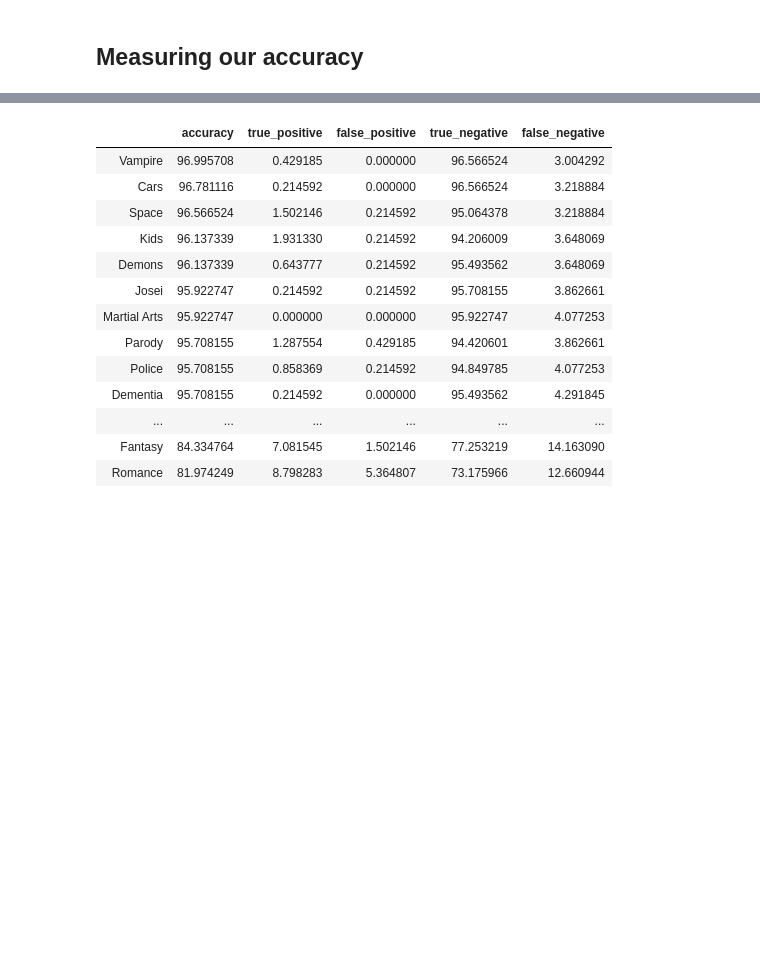
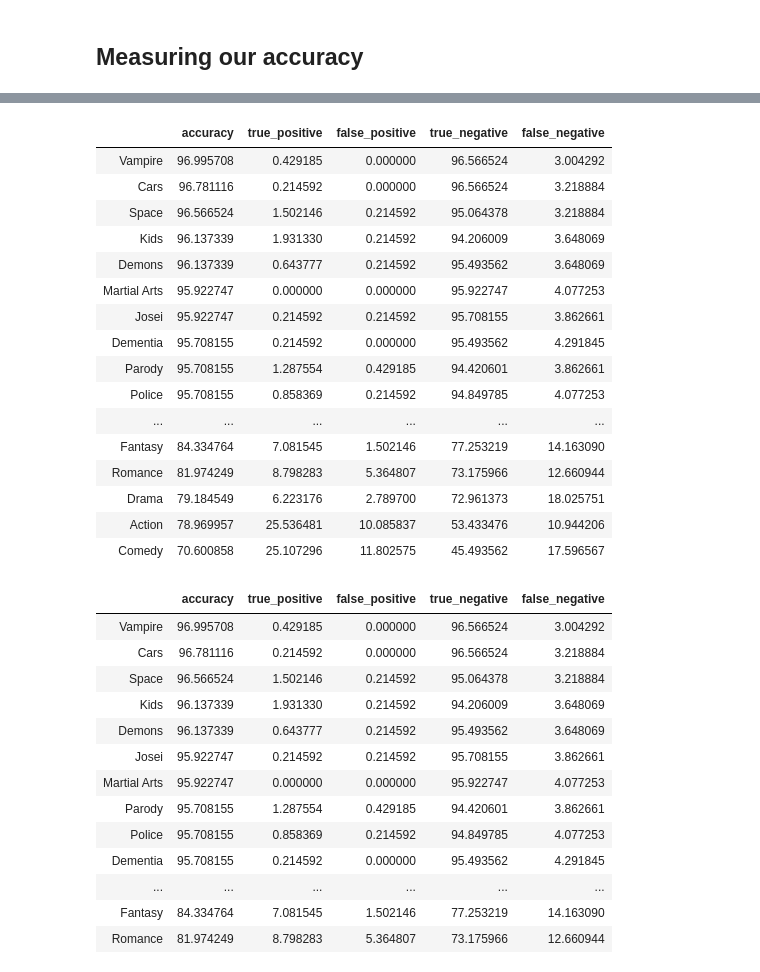
Before and after one commit to MaximeBastion/Anime_Classifier_Bayes, a Jupyter notebook: Anime_Classifier_Bayes.ipynb, the cells around one changed output, grey strips where cells are left out. Drawn from its saved outputs; the diff is of its cells as text; code cells hidden in the pictures; blank space fills up the shorter version.

```diff
--- a/Anime_Classifier_Bayes.ipynb
+++ b/Anime_Classifier_Bayes.ipynb
@@ -710,0 +638,8 @@ Ookamikakushi
+# %%
+def classify_all(df):
+    df["predicted_genres"] = df["synopsis"].apply(get_predicted_genres_array)
+
+
+t = test_set.copy()
+classify_all(t)
+t[["title", "synopsis", "genres", "predicted_genres"]].tail()
@@ -712,0 +757,51 @@ Ookamikakushi
+# %%
+# Returns a DataFrame associating each genre with its accuracy, true postives, false positives, true negatives, and false negatives
+# Sorted by accuracy descending
+def get_accuracy_per_genre_df(df):
+    # we sum the boolean values on each column, selecting all the columns relative to a genre's prediction status
+    genres_to_use = genres if Constants.INCLUDE_NSFW_GENRES else genres_sfw
+    predicted_col_names = [g + "_prediction_is_accurate" for g in genres_to_use]
+    accuracy_per_genre = (df[predicted_col_names].sum(axis = 0) / len(df)) * 100
+
+    # drilling down the successful and failed prediction: true postives, false positives, true negatives, and false negatives
+    true_positive_proportions = []
+    false_positive_proportions = []
+    true_negative_proportions = []
+    false_negative_proportions = []
+    for genre in genres_to_use:
+        true_positive_proportions.append(((df[genre + "_prediction"] == True) & (df[genre] == True)).sum() / len(df) * 100)
+        false_positive_proportions.append(((df[genre + "_prediction"] == True) & (df[genre] == False)).sum() / len(df) * 100)
+        true_negative_proportions.append(((df[genre + "_prediction"] == False) & (df[genre] == False)).sum() / len(df) * 100)
+        false_negative_proportions.append(((df[genre + "_prediction"] == False) & (df[genre] == True)).sum() / len(df) * 100)
+
+    # creating a DataFrame regrouping the data
+    genre_stats = pd.DataFrame({
+        "accuracy": list(accuracy_per_genre),
+        "true_positive": true_positive_proportions,
+        "false_positive": false_positive_proportions,
+        "true_negative": true_negative_proportions,
+        "false_negative": false_negative_proportions
+    })
+    genre_stats.index = genres_to_use
+
+    return genre_stats.sort_values("accuracy", ascending = False)
+
+get_accuracy_per_genre_df(t)
+# %% [output]
+|  | accuracy | true_positive | false_positive | true_negative | false_negative |
+| Vampire | 96.995708 | 0.429185 | 0.000000 | 96.566524 | 3.004292 |
+| Cars | 96.781116 | 0.214592 | 0.000000 | 96.566524 | 3.218884 |
+| Space | 96.566524 | 1.502146 | 0.214592 | 95.064378 | 3.218884 |
+| Kids | 96.137339 | 1.931330 | 0.214592 | 94.206009 | 3.648069 |
+| Demons | 96.137339 | 0.643777 | 0.214592 | 95.493562 | 3.648069 |
+| Martial Arts | 95.922747 | 0.000000 | 0.000000 | 95.922747 | 4.077253 |
+| Josei | 95.922747 | 0.214592 | 0.214592 | 95.708155 | 3.862661 |
+| Dementia | 95.708155 | 0.214592 | 0.000000 | 95.493562 | 4.291845 |
+| Parody | 95.708155 | 1.287554 | 0.429185 | 94.420601 | 3.862661 |
+| Police | 95.708155 | 0.858369 | 0.214592 | 94.849785 | 4.077253 |
+| ... | ... | ... | ... | ... | ... |
+| Fantasy | 84.334764 | 7.081545 | 1.502146 | 77.253219 | 14.163090 |
+| Romance | 81.974249 | 8.798283 | 5.364807 | 73.175966 | 12.660944 |
+| Drama | 79.184549 | 6.223176 | 2.789700 | 72.961373 | 18.025751 |
+| Action | 78.969957 | 25.536481 | 10.085837 | 53.433476 | 10.944206 |
+| Comedy | 70.600858 | 25.107296 | 11.802575 | 45.493562 | 17.596567 |
```
Also changed, not shown: parts of 21 cells of this notebook.
